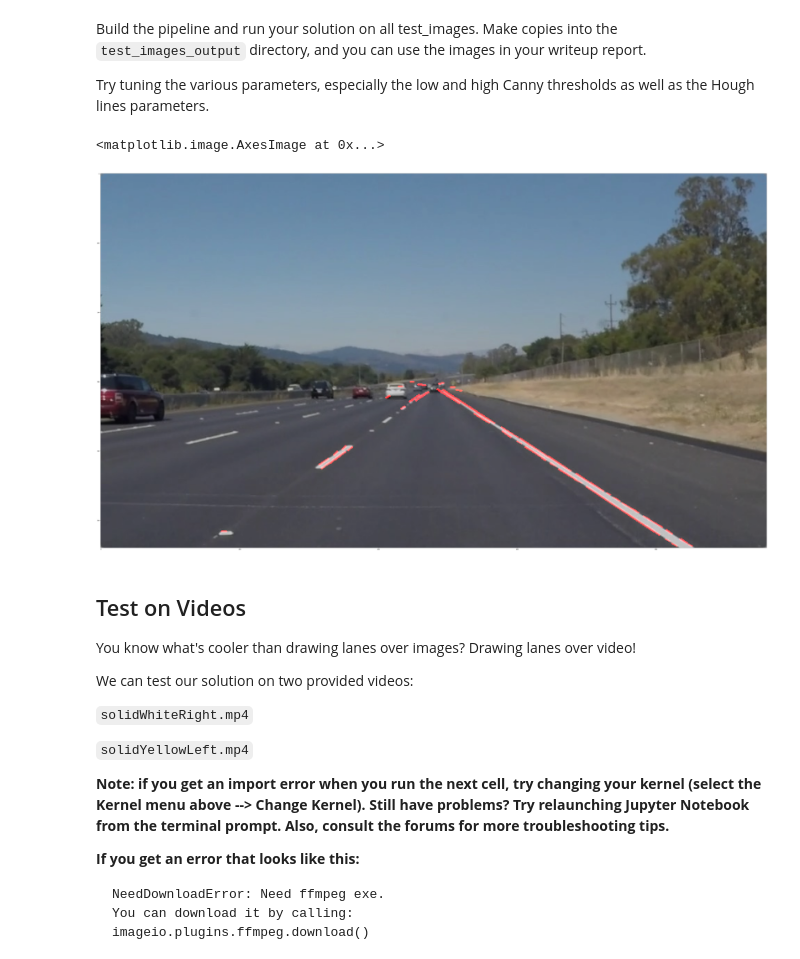
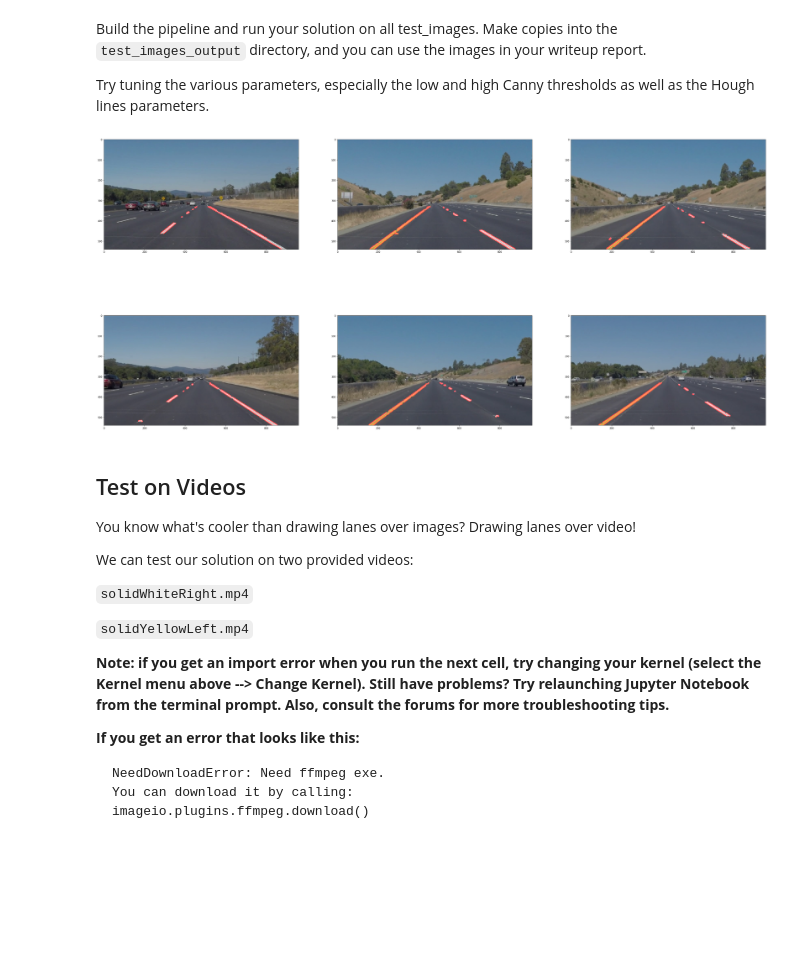
Before and after one commit to LeisAlAyoubi/FindingLaneLines_OpenCV, a Jupyter notebook: P1.ipynb, the cells around one changed output. Cells and saved outputs as stored; diff of their text form; code cells hidden in the pictures; blank space fills up the shorter version.

```diff
--- a/P1.ipynb
+++ b/P1.ipynb
@@ -125,7 +125,7 @@ def region_of_interest(img, vertices):
     return masked_image
 
 
-def draw_lines(img, lines, color=[255, 0, 0], thickness=2):
+def draw_lines(img, lines, color=[255, 0, 0], thickness=5):
     """
     NOTE: this is the function you might want to use as a starting point once you want to
     average/extrapolate the line segments you detect to map out the full
@@ -197,31 +197,39 @@ Try tuning the various parameters, especially the low and high Canny thresholds
 # TODO: Build your pipeline that will draw lane lines on the test_images
 # then save them to the test_images_output directory.
 
-vertices = np.array([[(80,540),(440, 300), (500, 300), (890,540)]], dtype=np.int32)
+vertices = np.array([[(80,540),(440, 330), (550, 330), (890,540)]], dtype=np.int32)
 
 def cv_pipeline(img):
     gray_img = grayscale(img)
-    gaus_img = gaussian_blur(gray_img,5)
+    gaus_img = gaussian_blur(gray_img,7)
     canny_img = canny(gaus_img, 50, 150)
     masked_img = region_of_interest(canny_img, vertices)
-    line_img = hough_lines(masked_img, rho=1, theta=np.pi/180, threshold=1, min_line_len=5, max_line_gap=1)
+    line_img = hough_lines(masked_img, rho=1, theta=np.pi/180, threshold=1, min_line_len=3, max_line_gap=1)
     result_img = weighted_img(line_img, img, α=0.8, β=1., γ=0.)
     return result_img
-# %% [output]
-<matplotlib.image.AxesImage at 0x...>
-[figure, removed]
 # %%
 #get image files and apply the computer vision pipeline to every image
 
 image_files = os.listdir("test_images/")
 
+fig = plt.figure(figsize=(50, 25))
+plt.tight_layout(pad=0)
+
+i = 0
+
 for image_file in image_files:
 
+    i+=1
     original_img = mpimg.imread("test_images/" + image_file)
     img_copy = np.copy(original_img)
     result_img = cv_pipeline(img_copy)
 
+    fig.add_subplot(2, len(image_files)/2, i)
+    plt.imshow(result_img)
+
     mpimg.imsave("test_images_output/" + image_file, result_img)
+# %% [output]
+[figure, added]
 # %% [markdown]
 ## Test on Videos
 
```
